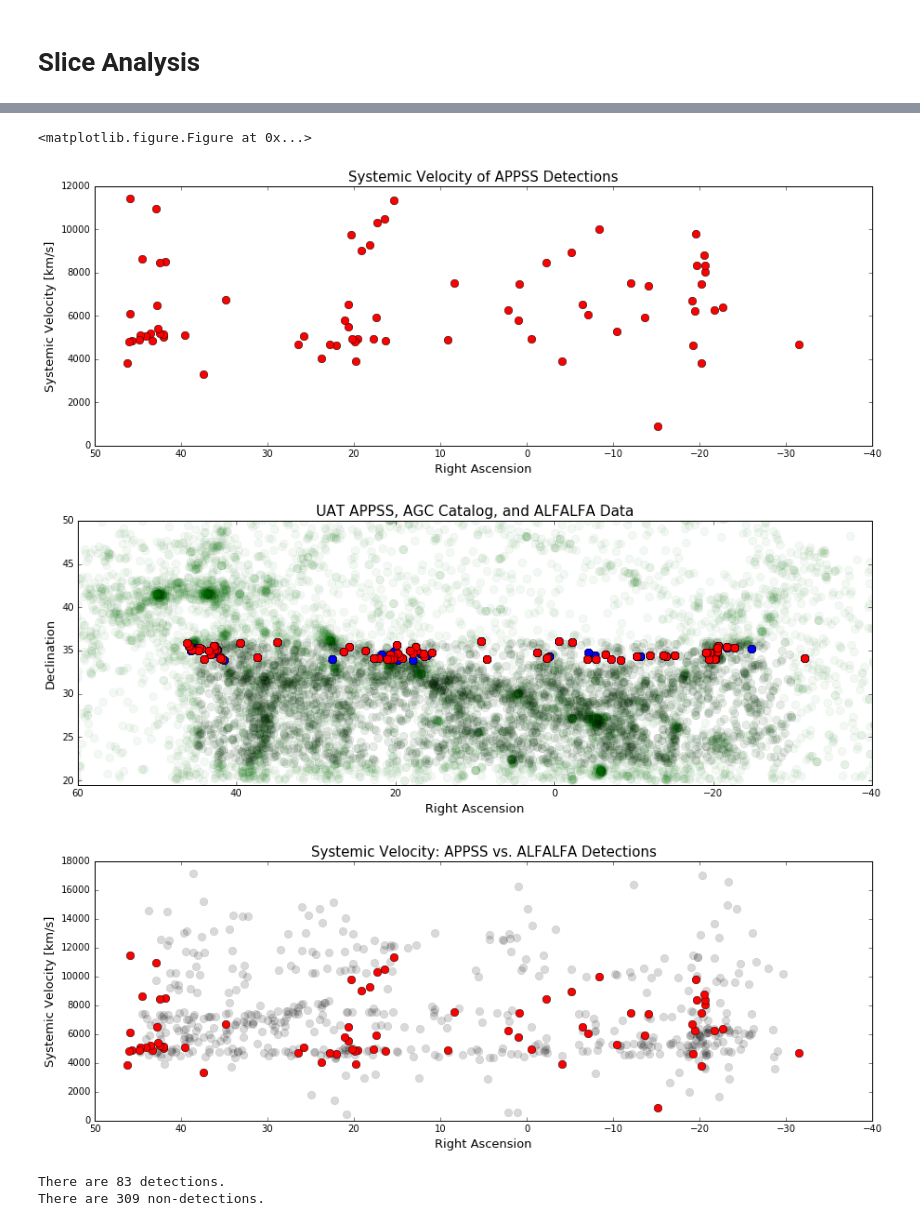
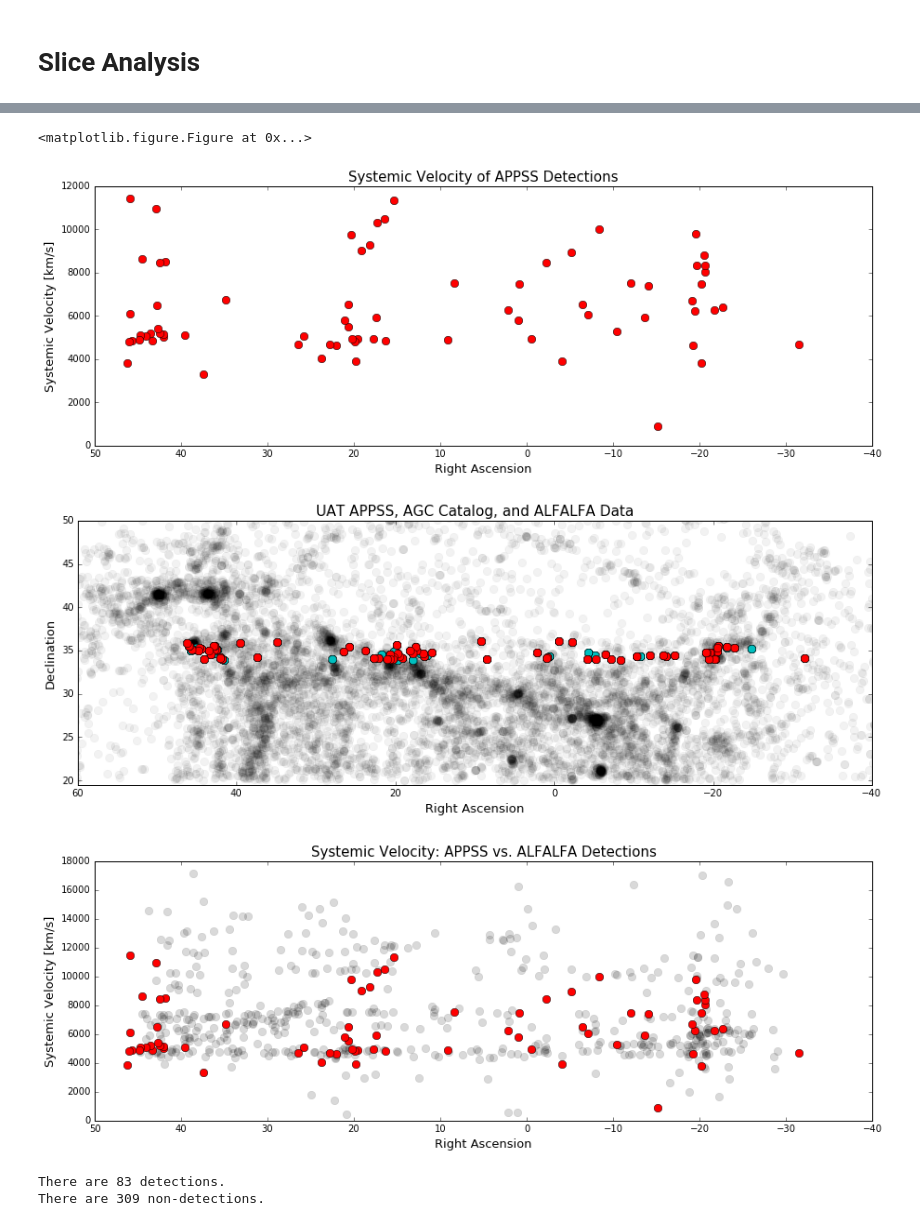
Before and after one commit to jsribaud/APPSS, a Jupyter notebook: UAT_code.ipynb, the cells around one changed output, grey strips where cells are left out. Drawn from its saved outputs; the diff is of its cells as text; code cells hidden in the pictures.

Commit message:
ALFALFA taken out of figure 3

```diff
--- a/UAT_code.ipynb
+++ b/UAT_code.ipynb
@@ -53,6 +53,9 @@ v_sys=data_appss['Vsys'] # pull velocity data from the slice
 good_v_sys= v_sys[(v_sys > 0)]
 good_ra= ra_deg[(v_sys > 0)]
 good_dec= dec_deg[(v_sys > 0)]
+nd_ra_appss = ra_deg
+nd_dec_appss = dec_deg
+
 
 #plots the detections vs. nondetections of your slice as a scatter plot
 plt.figure(figsize=(15,5)) #this figsize gives the traditional RA vs DEC dimensions of a graph
@@ -104,43 +107,45 @@ good_ra_alf = RA_alf[(Dec_alf >= 33.5) & (Dec_alf <= 36.5)]
 #plots the RA and DEC of ALFALFA compared to the RA and DEC of your slice
 plt.figure(figsize=(15,5))
 plt.gca().invert_xaxis()
-plt.plot(RA_agc, Dec_agc, 'go',markersize = 8.5, alpha =.05)
-plt.plot(RA_alf, Dec_alf, 'ko',markersize = 8.5, alpha =.05)
-plt.plot(ra_deg,dec_deg,'bo', markersize=8.5) #blue circles consist of nondetections
+plt.plot(RA_agc, Dec_agc, 'ko',markersize = 8.5, alpha =.05)
+#plt.plot(RA_alf, Dec_alf, 'ko',markersize = 8.5, alpha =.05)
+plt.plot(nd_ra_appss,nd_dec_appss,'co', markersize=8.5) #blue circles consist of nondetections
 plt.plot(good_ra,good_dec,'ro', markersize = 8.5) #red circles define detection
+
+
 plt.title("UAT APPSS, AGC Catalog, and ALFALFA Data", fontsize= 15)
 plt.xlabel("Right Ascension", fontsize=13)
 plt.ylabel("Declination", fontsize=13)
 pylab.ylim([19.5,50]) #change the range on the y axis
 pylab.xlim([60, -40])
 fig3 = plt.gcf()
 
-fig3.savefig('APPSS_AGC.pdf')  #uncomment this so that you can have it save
+#fig3.savefig('APPSS_AGC.pdf')  #uncomment this so that you can have it save
 
 #read in the velocity data from alfalfa
 v_alf = data_alf['Vhelio']
 
 #make sure the velocity used is only for the range of you slice, so you aren't overloaded w/ data you don't need
 good_v_alf = v_alf[(good_dec_alf >= 33.5 )]
 
 #takes the RA of both the ALFALFA and APPSS, against the relevant velocity data of both
 plt.figure(figsize=(15,5))
 plt.gca().invert_xaxis()
 plt.plot(good_ra_alf,good_v_alf,'ko', alpha=.15, markersize= 8.5 ) #alpha allows you to make the ALFALFA points transparent
 plt.plot(good_ra,good_v_sys,'ro', markersize= 8.5)
 plt.title("Systemic Velocity: APPSS vs. ALFALFA Detections", fontsize= 15)
 plt.xlabel("Right Ascension", fontsize=13)
 plt.ylabel("Systemic Velocity [km/s]", fontsize=13)
 
 
 fig4 = plt.gcf()
 
 #fig4.savefig('APPSS_ALFALFA_vsys.pdf') #uncomment this so that you can have it save
 # %% [output]
 [figure]
 <matplotlib.figure.Figure at 0x...>
 [figure]
-[figure, old version]
+[figure, new version]
 [figure]
 # %%
 #this is just something you might want, it will tell how many detections/nondetections you have
```
